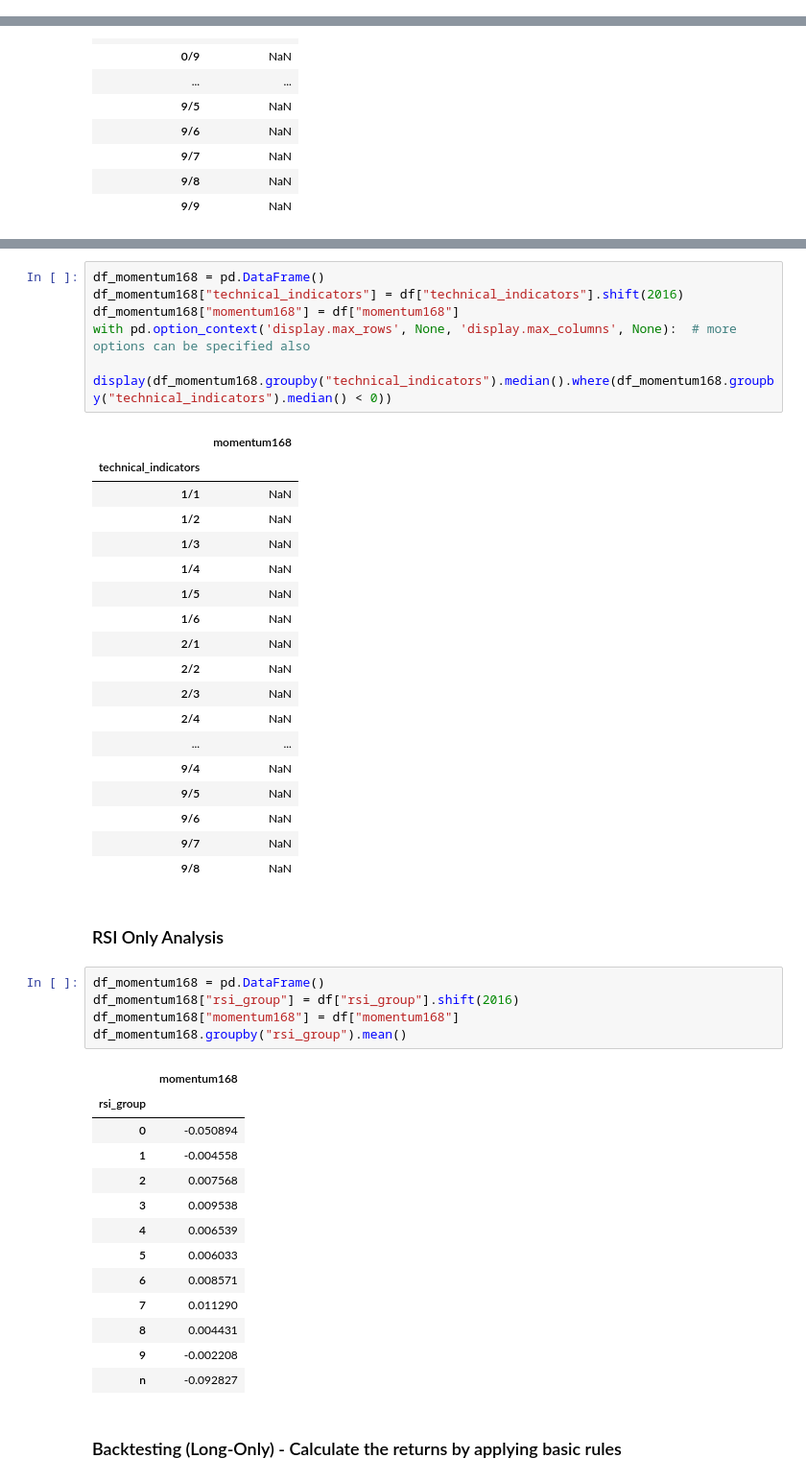
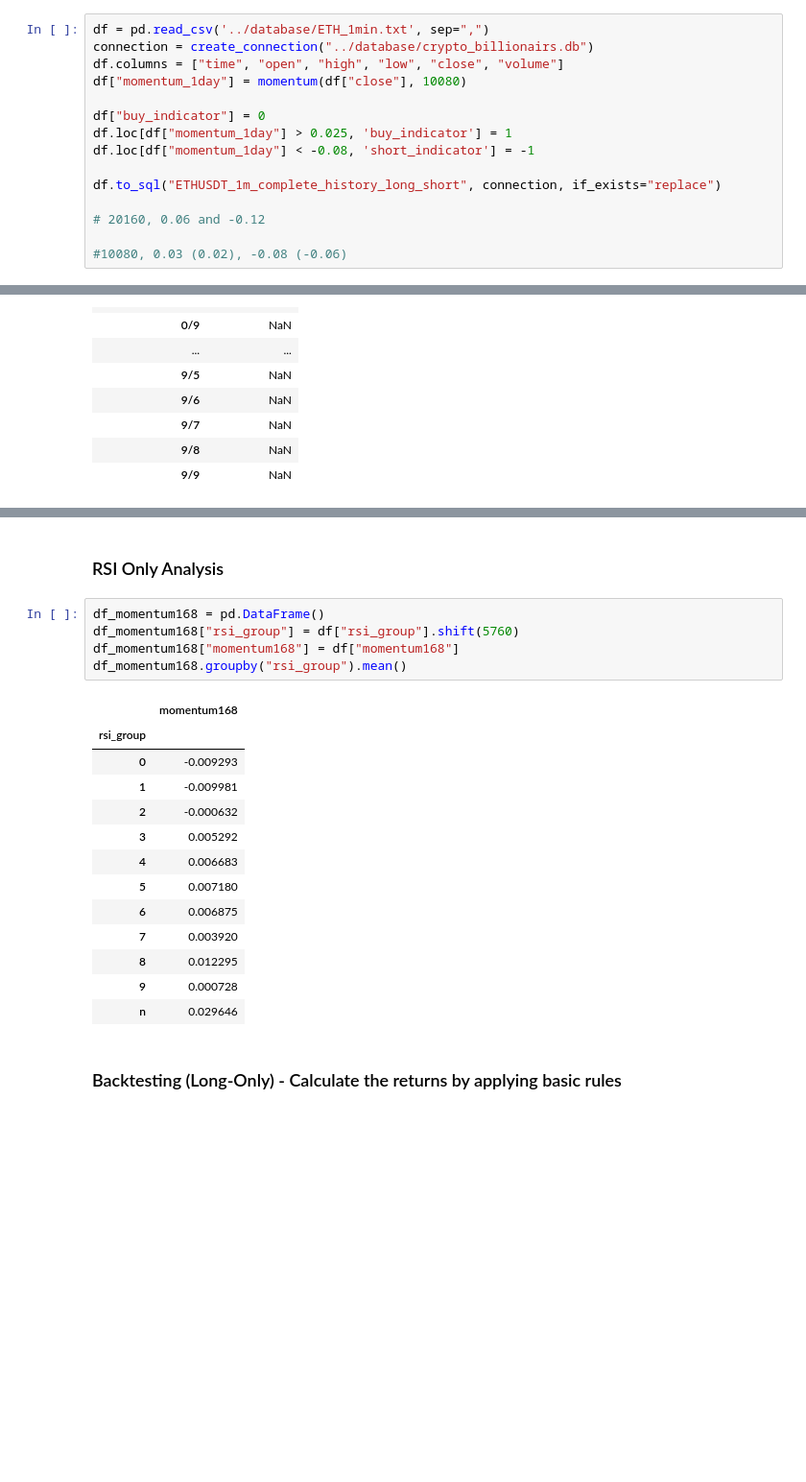
Before and after one commit to TazTornadoo/crypto_billionairs, a Jupyter notebook: Python/exploration_notebook_1m_long.ipynb, the cells around one changed output, grey strips where cells are left out. Shown: that part at 96% size. Cells and saved outputs as stored; diff of their text form; blank space fills up the shorter version.

Commit message:
build an iterator to test the normal long short strategy

```diff
--- a/Python/exploration_notebook_1m_long.ipynb
+++ b/Python/exploration_notebook_1m_long.ipynb
@@ -59,6 +59,21 @@ df["relative_strength_index"] = stock.get("rsi_30")
 # %%
 def momentum(df, lag):
     return df.pct_change(periods=lag)
+# %%
+df = pd.read_csv('../database/ETH_1min.txt', sep=",")
+connection = create_connection("../database/crypto_billionairs.db")
+df.columns = ["time", "open", "high", "low", "close", "volume"]
+df["momentum_1day"] = momentum(df["close"], 10080)
+
+df["buy_indicator"] = 0
+df.loc[df["momentum_1day"] > 0.025, 'buy_indicator'] = 1
+df.loc[df["momentum_1day"] < -0.08, 'short_indicator'] = -1
+
+df.to_sql("ETHUSDT_1m_complete_history_long_short", connection, if_exists="replace")
+
+# 20160, 0.06 and -0.12
+
+#10080, 0.03 (0.02), -0.08 (-0.06)
 # %%
 # 1 Hour Momentum
 df["momentum1"] = momentum(df["close"], 12)
@@ -191,48 +192,23 @@ sell_signals = [int(x) for x in sell_signals_raw if str(x) != "nan"]
-# %%
-df_momentum168 = pd.DataFrame()
-df_momentum168["technical_indicators"] = df["technical_indicators"].shift(2016)
-df_momentum168["momentum168"] = df["momentum168"]
-with pd.option_context('display.max_rows', None, 'display.max_columns', None):  # more options can be specified also
-    display(df_momentum168.groupby("technical_indicators").median().where(df_momentum168.groupby("technical_indicators").median() < 0))
-# %% [output]
-|  | momentum168 |
-| technical_indicators |  |
-| 1/1 | NaN |
-| 1/2 | NaN |
-| 1/3 | NaN |
-| 1/4 | NaN |
-| 1/5 | NaN |
-| 1/6 | NaN |
-| 2/1 | NaN |
-| 2/2 | NaN |
-| 2/3 | NaN |
-| 2/4 | NaN |
-| ... | ... |
-| 9/4 | NaN |
-| 9/5 | NaN |
-| 9/6 | NaN |
-| 9/7 | NaN |
-| 9/8 | NaN |
 # %% [markdown]
 ### RSI Only Analysis
 # %%
 df_momentum168 = pd.DataFrame()
-df_momentum168["rsi_group"] = df["rsi_group"].shift(2016)
+df_momentum168["rsi_group"] = df["rsi_group"].shift(5760)
 df_momentum168["momentum168"] = df["momentum168"]
 df_momentum168.groupby("rsi_group").mean()
 # %% [output]
 |  | momentum168 |
 | rsi_group |  |
-| 0 | -0.050894 |
-| 1 | -0.004558 |
-| 2 | 0.007568 |
-| 3 | 0.009538 |
-| 4 | 0.006539 |
-| 5 | 0.006033 |
-| 6 | 0.008571 |
-| 7 | 0.011290 |
-| 8 | 0.004431 |
-| 9 | -0.002208 |
-| n | -0.092827 |
+| 0 | -0.009293 |
+| 1 | -0.009981 |
+| 2 | -0.000632 |
+| 3 | 0.005292 |
+| 4 | 0.006683 |
+| 5 | 0.007180 |
+| 6 | 0.006875 |
+| 7 | 0.003920 |
+| 8 | 0.012295 |
+| 9 | 0.000728 |
+| n | 0.029646 |
 # %% [markdown]
 ### Backtesting (Long-Only) - Calculate the returns by applying basic rules
```
Also changed, not shown: parts of 11 cells of this notebook, 15 other files.
